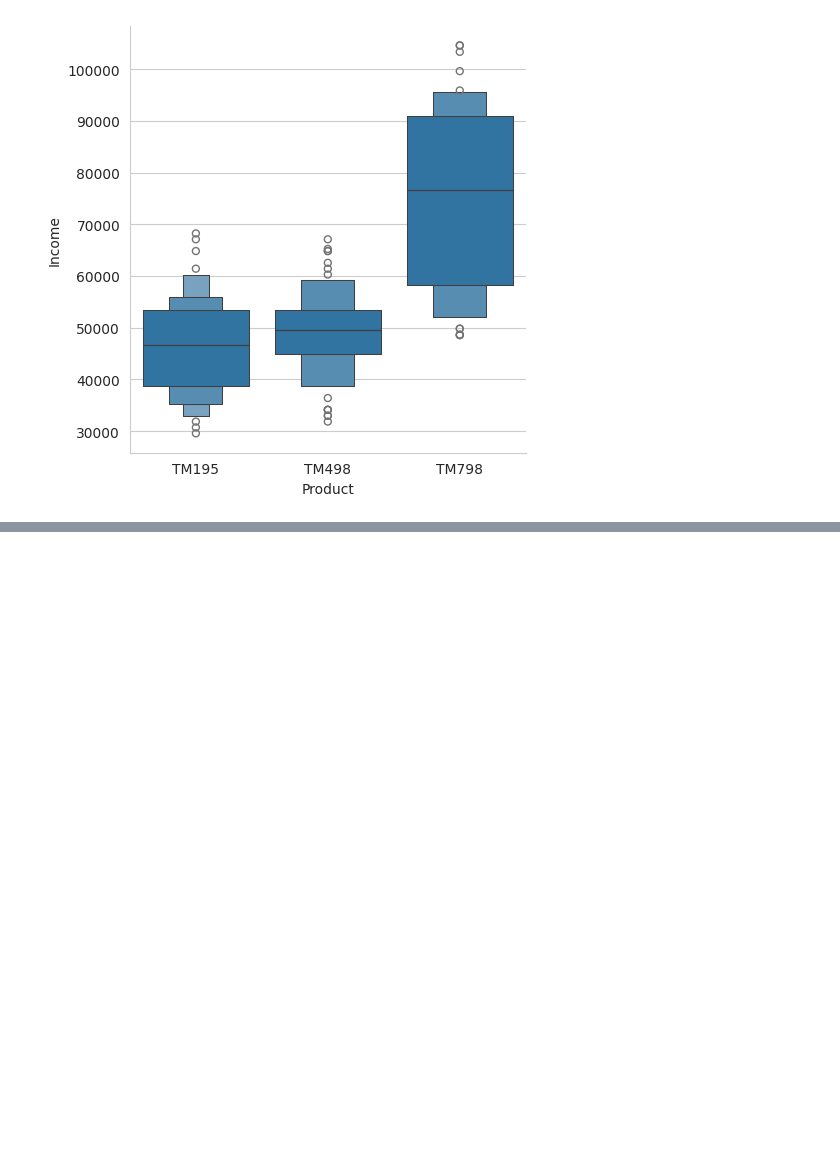
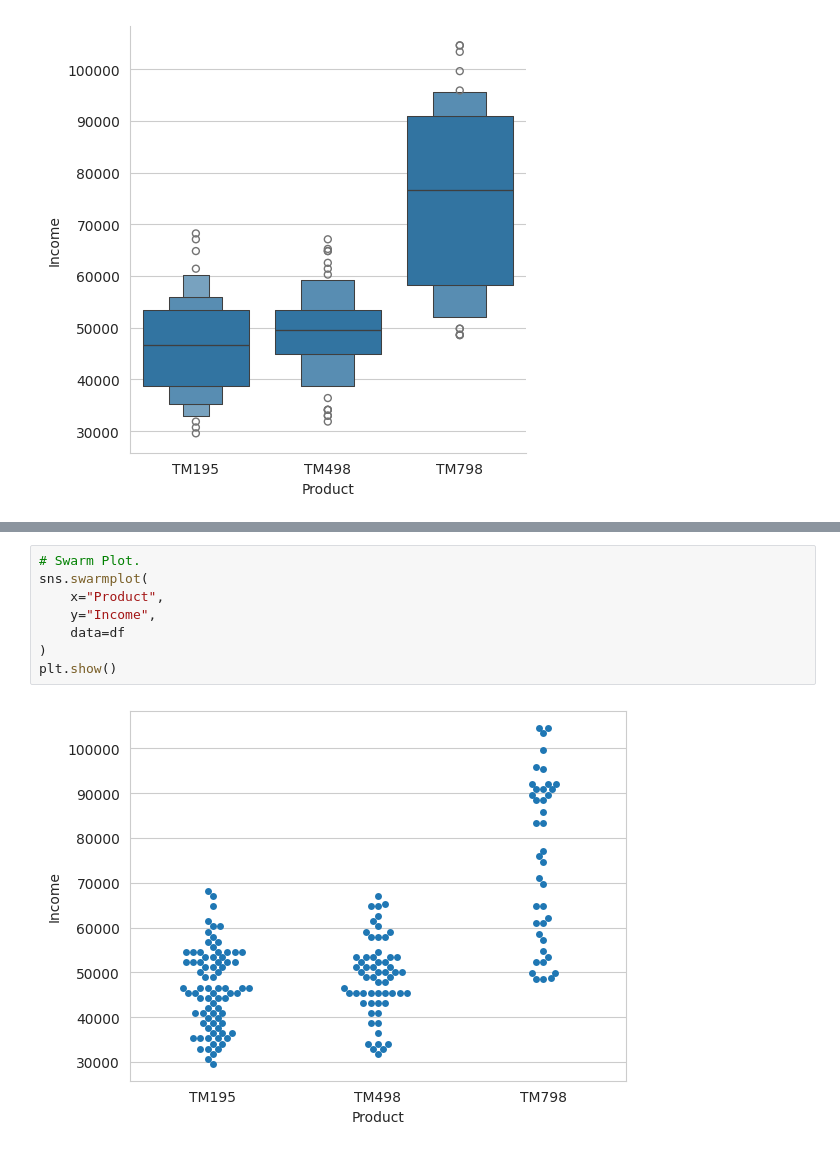
Before and after one commit to sayalivadya1654-cell/Data__Science, a Jupyter notebook: 2_Advance_Python.ipynb, the cells around one changed output, grey strips where cells are left out. Drawn from its saved outputs; the diff is of its cells as text; blank space fills up the shorter version.

```diff
--- a/2_Advance_Python.ipynb
+++ b/2_Advance_Python.ipynb
@@ -2857,0 +2868,10 @@ plt.show()
+# %%
+# Swarm Plot.
+sns.swarmplot(
+    x="Product",
+    y="Income",
+    data=df
+)
+plt.show()
+# %% [output]
+[figure, added]
```
Also changed, not shown: parts of 1 cell of this notebook.
